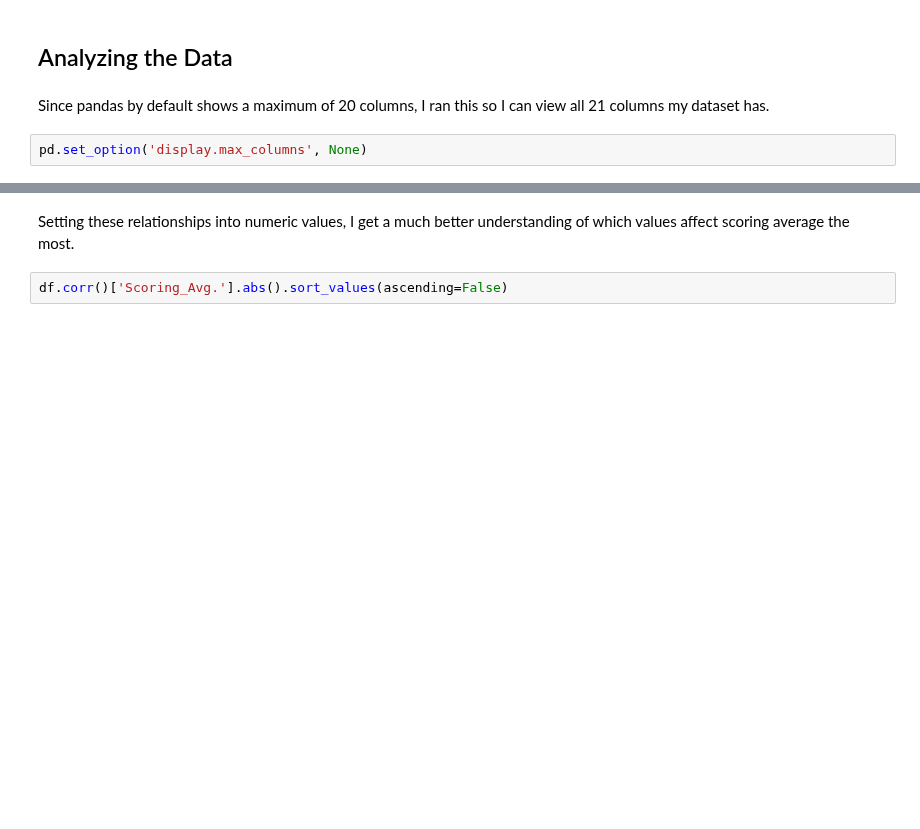
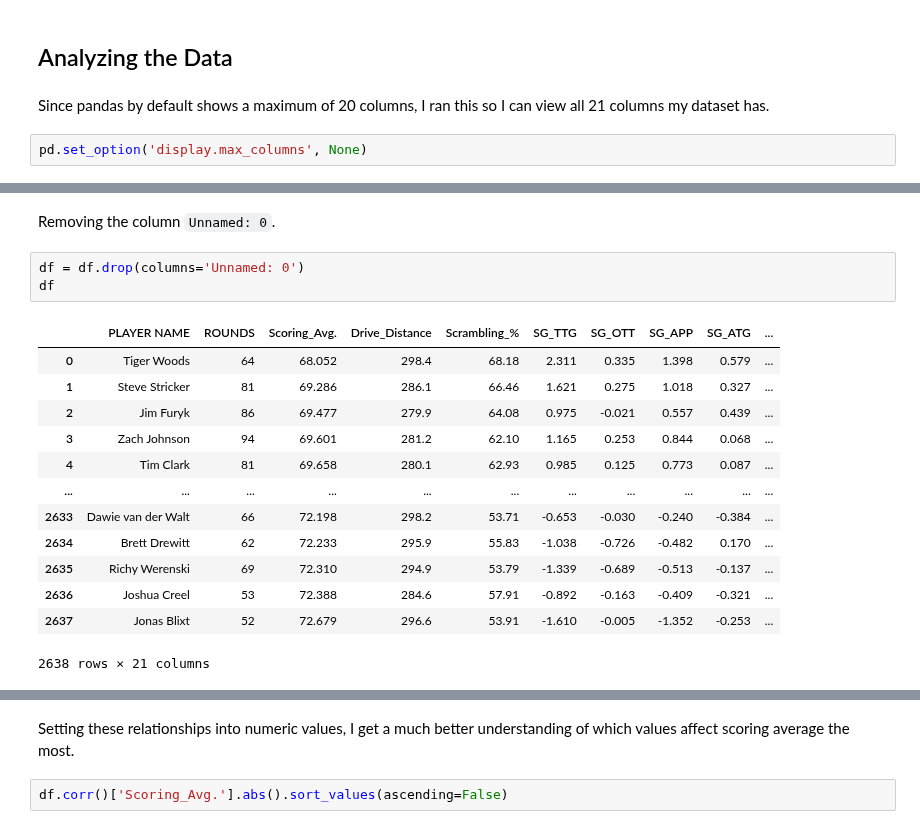
Before and after one commit to johndaniels2/PGA-TOUR-Project, a Jupyter notebook: Project Notebook.ipynb, the cells around one changed output, grey strips where cells are left out. Saved outputs shown, nothing was run; the diff lists cells and outputs as text; blank space fills up the shorter version.

```diff
--- a/Project Notebook.ipynb
+++ b/Project Notebook.ipynb
@@ -52 +55,20 @@ df
+# %% [markdown]
+Removing the column `Unnamed: 0`.
+# %%
+df = df.drop(columns='Unnamed: 0')
+df
+# %% [output]
+|  | PLAYER NAME | ROUNDS | Scoring_Avg. | Drive_Distance | Scrambling_% | SG_TTG | SG_OTT | SG_APP | SG_ATG | ... |
+| 0 | Tiger Woods | 64 | 68.052 | 298.4 | 68.18 | 2.311 | 0.335 | 1.398 | 0.579 | ... |
+| 1 | Steve Stricker | 81 | 69.286 | 286.1 | 66.46 | 1.621 | 0.275 | 1.018 | 0.327 | ... |
+| 2 | Jim Furyk | 86 | 69.477 | 279.9 | 64.08 | 0.975 | -0.021 | 0.557 | 0.439 | ... |
+| 3 | Zach Johnson | 94 | 69.601 | 281.2 | 62.10 | 1.165 | 0.253 | 0.844 | 0.068 | ... |
+| 4 | Tim Clark | 81 | 69.658 | 280.1 | 62.93 | 0.985 | 0.125 | 0.773 | 0.087 | ... |
+| ... | ... | ... | ... | ... | ... | ... | ... | ... | ... | ... |
+| 2633 | Dawie van der Walt | 66 | 72.198 | 298.2 | 53.71 | -0.653 | -0.030 | -0.240 | -0.384 | ... |
+| 2634 | Brett Drewitt | 62 | 72.233 | 295.9 | 55.83 | -1.038 | -0.726 | -0.482 | 0.170 | ... |
+| 2635 | Richy Werenski | 69 | 72.310 | 294.9 | 53.79 | -1.339 | -0.689 | -0.513 | -0.137 | ... |
+| 2636 | Joshua Creel | 53 | 72.388 | 284.6 | 57.91 | -0.892 | -0.163 | -0.409 | -0.321 | ... |
+| 2637 | Jonas Blixt | 52 | 72.679 | 296.6 | 53.91 | -1.610 | -0.005 | -1.352 | -0.253 | ... |
+2638 rows × 21 columns
 # %% [markdown]
```
Also changed, not shown: parts of 38 cells of this notebook, 1 other file.
